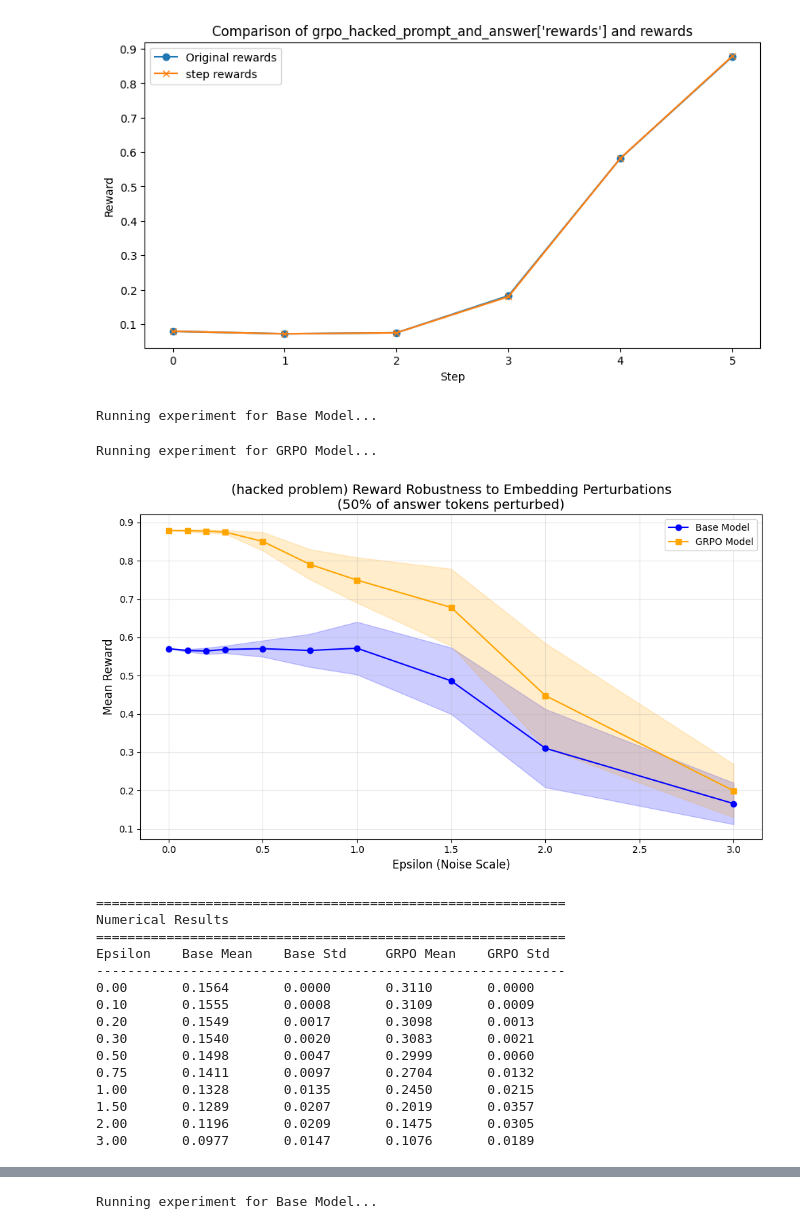
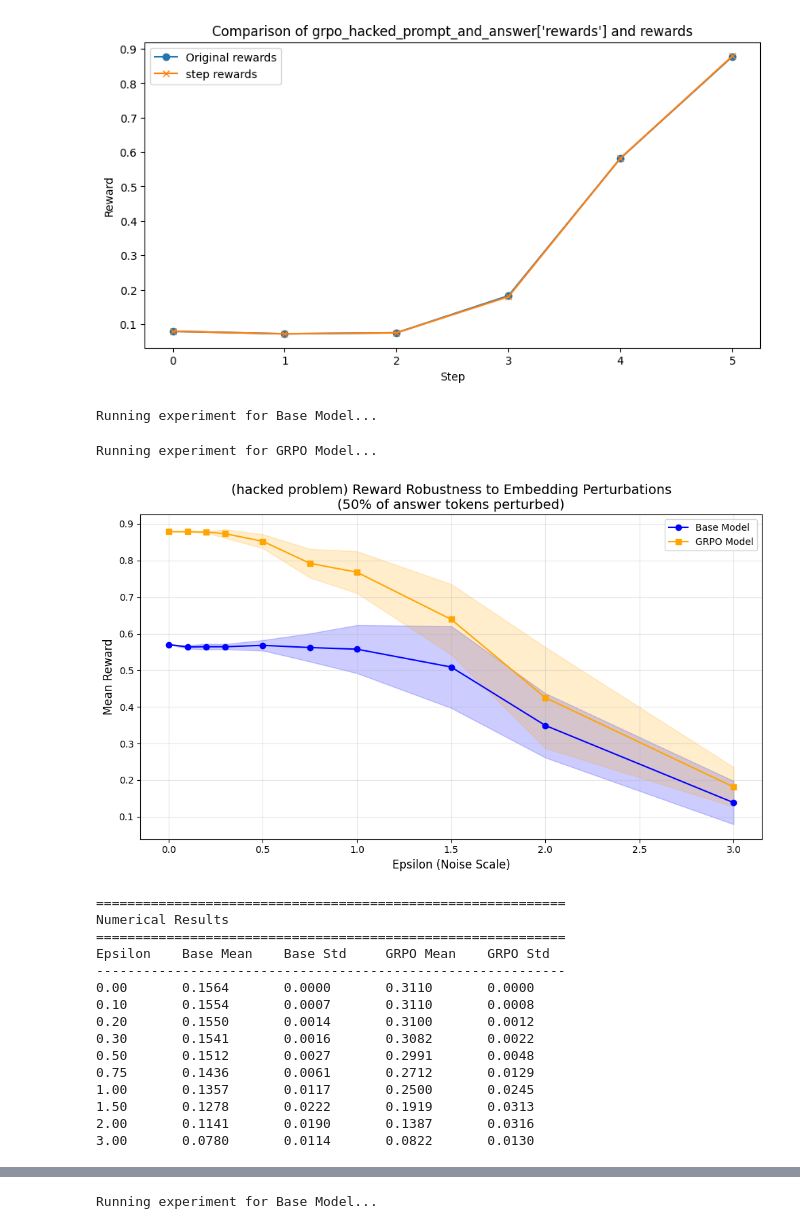
Before and after one commit to rishabh-16/prm-attack, a Jupyter notebook: test.ipynb, the cells around one changed output, grey strips where cells are left out. Cells and saved outputs as stored; diff of their text form; code cells hidden in the pictures.

Commit message:
ensure step tokens are not perturbed

```diff
--- a/test.ipynb
+++ b/test.ipynb
@@ -162,7 +162,8 @@ def get_step_rewards_with_perturbation(
     response: str,
     epsilon: float,
     perturb_fraction: float = 0.5,
-    seed: int = None
+    seed: int = None,
+    perturb_step_tokens: bool = False
 ):
     """
     Compute step rewards with perturbed embeddings.
@@ -173,6 +174,7 @@ def get_step_rewards_with_perturbation(
         epsilon: Noise scaling factor (noise magnitude = epsilon * ||embedding||)
         perturb_fraction: Fraction of answer tokens to perturb (default 0.5)
         seed: Random seed for reproducibility
+        perturb_step_tokens: Whether to include step delimiter tokens in perturbation
 
     Returns:
         step_rewards: List of rewards per step
@@ -188,10 +190,14 @@ def get_step_rewards_with_perturbation(
     prompt_text = tokenizer.bos_token + problem + "\n"
     prompt_ids = tokenizer.encode(prompt_text)
     prompt_len = len(prompt_ids)
-    answer_len = len(input_ids) - prompt_len
 
-    # Select 50% of answer token indices to perturb
-    answer_indices = list(range(prompt_len, len(input_ids)))
+    # Get answer token indices, optionally excluding step tokens
+    answer_indices = []
+    for idx in range(prompt_len, len(input_ids)):
+        if perturb_step_tokens or reward_flags[idx] != 1:
+            answer_indices.append(idx)
+
+    # Select fraction of eligible answer tokens to perturb
     num_to_perturb = int(perturb_fraction * len(answer_indices))
     perturb_indices = set(np.random.choice(answer_indices, size=num_to_perturb, replace=False))
 
@@ -216,7 +222,6 @@ def get_step_rewards_with_perturbation(
             perturbed_embeddings[0, idx] = emb + noise
 
         # Forward pass through the rest of the model with perturbed embeddings
-        # We need to bypass the embedding layer and pass embeddings directly
         hidden_states = model.model(
             inputs_embeds=perturbed_embeddings
         ).last_hidden_state
@@ -242,7 +247,8 @@ def run_perturbation_experiment(
     response: str,
     epsilons: list,
     num_samples: int = 10,
-    perturb_fraction: float = 0.5
+    perturb_fraction: float = 0.5,
+    perturb_step_tokens: bool = False
 ):
     """
     Run perturbation experiment across multiple epsilon values.
@@ -267,7 +273,8 @@ def run_perturbation_experiment(
                 problem, response,
                 epsilon=eps,
                 perturb_fraction=perturb_fraction,
-                seed=sample_idx
+                seed=sample_idx,
+                perturb_step_tokens=perturb_step_tokens
             )
             rewards_at_eps.append(mean_reward)
             all_rewards[sample_idx] = step_rewards
@@ -314,13 +321,13 @@ num_samples = 20
 print("Running experiment for Base Model...")
 base_problem = base_model_hacked_prompt_and_answer["prompt"]
 base_response = base_model_hacked_prompt_and_answer["answer"]
-base_results = run_perturbation_experiment(base_problem, base_response, epsilons, num_samples)
+base_results = run_perturbation_experiment(base_problem, base_response, epsilons, num_samples, perturb_step_tokens=False)
 
 # GRPO model
 print("Running experiment for GRPO Model...")
 grpo_problem = grpo_hacked_prompt_and_answer["prompt"]
 grpo_response = grpo_hacked_prompt_and_answer["answer"]
-grpo_results = run_perturbation_experiment(grpo_problem, grpo_response, epsilons, num_samples)
+grpo_results = run_perturbation_experiment(grpo_problem, grpo_response, epsilons, num_samples, perturb_step_tokens=False)
 
 
 # Plot results
@@ -339,49 +346,49 @@ ax.fill_between(epsilons,
                 np.array(base_means) + np.array(base_stds),
                 alpha=0.2, color='blue')
 
 ax.plot(epsilons, grpo_means, 's-', label='GRPO Model', color='orange')
 ax.fill_between(epsilons,
                 np.array(grpo_means) - np.array(grpo_stds),
                 np.array(grpo_means) + np.array(grpo_stds),
                 alpha=0.2, color='orange')
 
 ax.set_xlabel('Epsilon (Noise Scale)', fontsize=12)
 ax.set_ylabel('Mean Reward', fontsize=12)
 ax.set_title('(hacked problem) Reward Robustness to Embedding Perturbations\n(50% of answer tokens perturbed)', fontsize=14)
 ax.legend()
 ax.grid(True, alpha=0.3)
 
 plt.tight_layout()
 plt.show()
 
 # Print numerical results
 print("\n" + "="*60)
 print("Numerical Results")
 print("="*60)
 print(f"{'Epsilon':<10} {'Base Mean':<12} {'Base Std':<12} {'GRPO Mean':<12} {'GRPO Std':<12}")
 print("-"*60)
 for eps in epsilons:
     print(f"{eps:<10.2f} {base_results[eps]['mean']:<12.4f} {base_results[eps]['std']:<12.4f} "
           f"{grpo_results[eps]['mean']:<12.4f} {grpo_results[eps]['std']:<12.4f}")
 # %% [output]
 Running experiment for Base Model...
 Running experiment for GRPO Model...
-[figure, old version]
+[figure, new version]
 ============================================================
 Numerical Results
 ============================================================
 Epsilon    Base Mean    Base Std     GRPO Mean    GRPO Std
 ------------------------------------------------------------
 0.00       0.1564       0.0000       0.3110       0.0000
-0.10       0.1555       0.0008       0.3109       0.0009
-0.20       0.1549       0.0017       0.3098       0.0013
-0.30       0.1540       0.0020       0.3083       0.0021
-0.50       0.1498       0.0047       0.2999       0.0060
-0.75       0.1411       0.0097       0.2704       0.0132
-1.00       0.1328       0.0135       0.2450       0.0215
-1.50       0.1289       0.0207       0.2019       0.0357
-2.00       0.1196       0.0209       0.1475       0.0305
-3.00       0.0977       0.0147       0.1076       0.0189
+0.10       0.1554       0.0007       0.3110       0.0008
+0.20       0.1550       0.0014       0.3100       0.0012
+0.30       0.1541       0.0016       0.3082       0.0022
+0.50       0.1512       0.0027       0.2991       0.0048
+0.75       0.1436       0.0061       0.2712       0.0129
+1.00       0.1357       0.0117       0.2500       0.0245
+1.50       0.1278       0.0222       0.1919       0.0313
+2.00       0.1141       0.0190       0.1387       0.0316
+3.00       0.0780       0.0114       0.0822       0.0130
 # %%
 # Run experiments
 epsilons = [0.0, 0.1, 0.2, 0.3, 0.5, 0.75, 1.0, 1.5, 2.0, 3.0]
```
Also changed, not shown: parts of 2 cells of this notebook.
